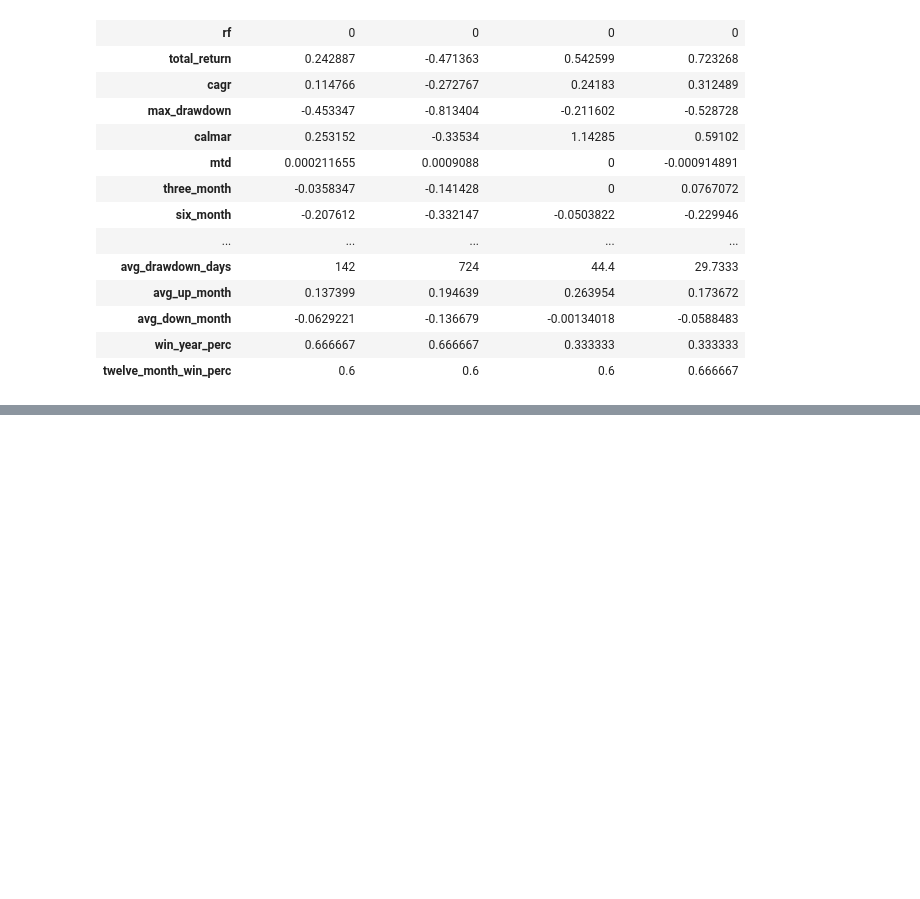
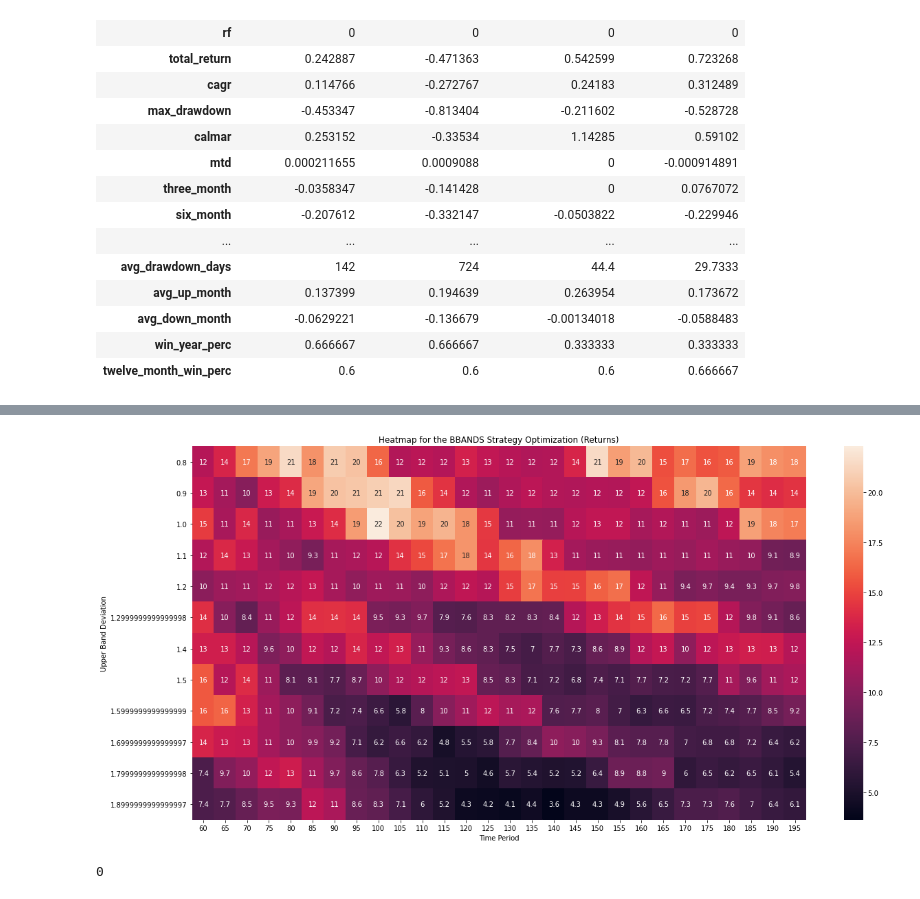
Before and after one commit to alimirr/algorithmic_trading_in_python, a Jupyter notebook: project/project_ali_edit.ipynb, the cells around one changed output, grey strips where cells are left out. Cells and saved outputs as stored; diff of their text form; code cells hidden in the pictures; blank space fills up the shorter version.

```diff
--- a/project/project_ali_edit.ipynb
+++ b/project/project_ali_edit.ipynb
@@ -941,0 +936,6 @@ okay im gonna scroll and tell me which grpahs you like
+# %%
+BBAND_optimized_returns = pd.DataFrame()
+# %%
+for nbup in nbdevup_range:
+    for t_time in t_bbands_range:
+        BBAND_optimized_returns.loc[nbup,t_time] = float(bbands_result_dict[f'0.8_{nbup}_{t_time}_strategy'].stats.loc['total_return',])
@@ -941,0 +974,13 @@ okay im gonna scroll and tell me which grpahs you like
+# %%
+fig, ax = plt.subplots(figsize=(20,10))
+sns.heatmap(BBAND_optimized_returns, annot=True)
+plt.title('Heatmap for the BBANDS Strategy Optimization (Returns)')
+plt.ylabel('Upper Band Deviation')
+plt.xlabel('Time Period')
+plt.show()
+# %% [output]
+[figure, added]
+# %%
+DEMA_optimized_returns.isna().sum().sum()
+# %% [output]
+0
```
Also changed, not shown: parts of 23 cells of this notebook, 2 other files.
